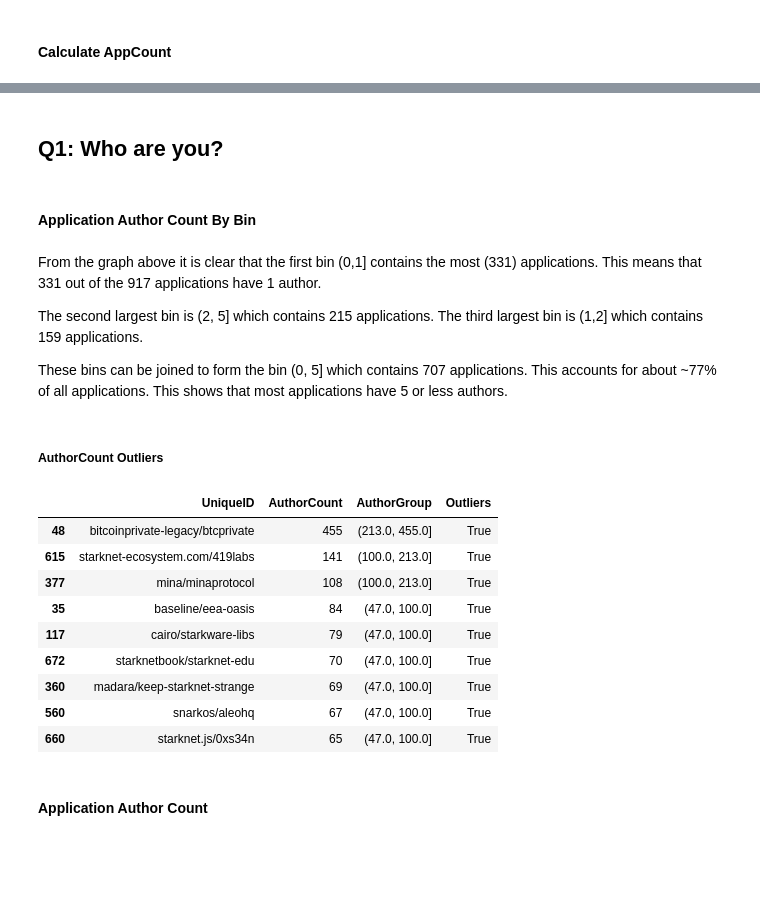
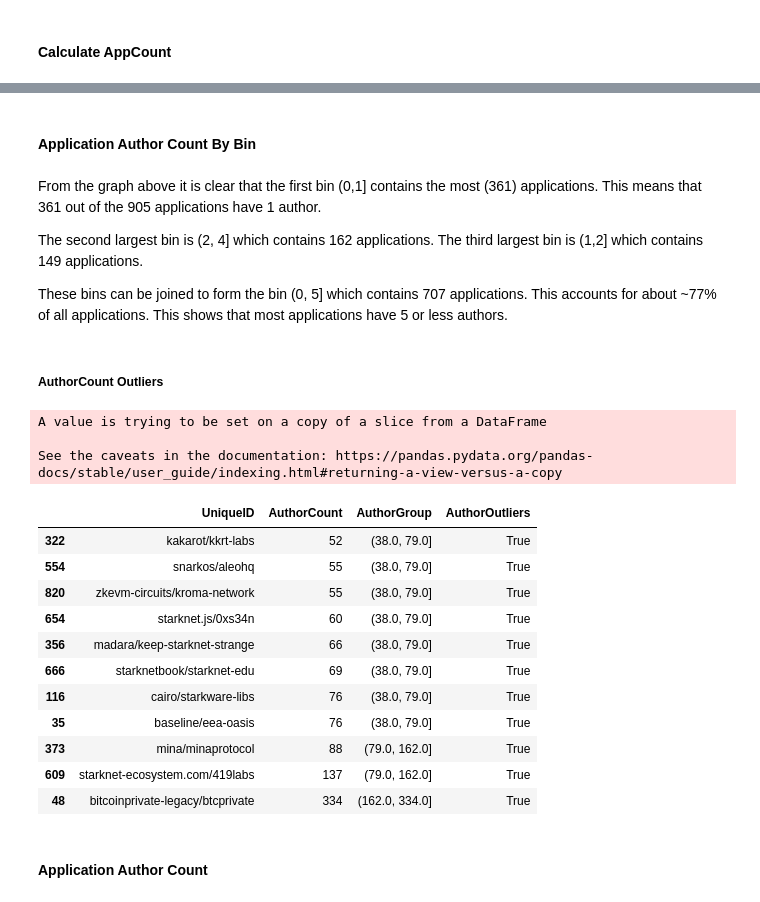
Before and after one commit to itsybitsycyber/zkp_repos, a Jupyter notebook: 4_app_eda.ipynb, the cells around one changed output, grey strips where cells are left out. Cells and saved outputs as stored; diff of their text form; code cells hidden in the pictures; blank space fills up the shorter version.

```diff
--- a/4_app_eda.ipynb
+++ b/4_app_eda.ipynb
@@ -49,9 +46,9 @@ tool_counts = tool_counts.merge(
-# %% [markdown]
-## Q1: **Who** are you?
 # %% [markdown]
 #### Application Author Count By Bin
 # %%
-application_committers = application_commits.groupby('UniqueID')['Author'].nunique().reset_index()
+application_committers = application_commits.merge(application_authors, left_on='Author', right_on='Login', how='left')
+application_committers.dropna(subset=['Login'], inplace=True)
+application_committers = application_committers.groupby('UniqueID')['Author'].nunique().reset_index()
 application_committers.rename(columns={'Author': 'AuthorCount'}, inplace=True)
 application_committers.sort_values(by=['AuthorCount'], ascending=False, inplace=True)
 bins = np.logspace(np.log10(0.5), np.log10(max(application_committers['AuthorCount'])), num=10)
@@ -70,9 +67,9 @@ fig = px.bar(bin_counts,
 
 fig.show()
 # %% [markdown]
-From the graph above it is clear that the first bin (0,1] contains the most (331) applications. This means that 331 out of the 917 applications have 1 author.
+From the graph above it is clear that the first bin (0,1] contains the most (361) applications. This means that 361 out of the 905 applications have 1 author.
 
-The second largest bin is (2, 5] which contains 215 applications. The third largest bin is (1,2] which contains 159 applications.
+The second largest bin is (2, 4] which contains 162 applications. The third largest bin is (1,2] which contains 149 applications.
 
 These bins can be joined to form the bin (0, 5] which contains 707 applications. This accounts for about ~77% of all applications. This shows that most applications have 5 or less authors.
 # %% [markdown]
@@ -80,21 +77,27 @@ These bins can be joined to form the bin (0, 5] which contains 707 applications.
 # %%
 author_outliers = application_committers
 z_scores = stats.zscore(application_committers['AuthorCount'])
 outliers = (np.abs(z_scores) > 3)
 author_outliers['Outliers'] = outliers
 author_outliers = author_outliers[author_outliers['Outliers'] == True]
-author_outliers
+author_outliers.rename(columns={'Outliers': 'AuthorOutliers'}, inplace=True)
+author_outliers.sort_values('AuthorCount')
 # %% [output]
+A value is trying to be set on a copy of a slice from a DataFrame
+
+See the caveats in the documentation: https://pandas.pydata.org/pandas-docs/stable/user_guide/indexing.html#returning-a-view-versus-a-copy
-|  | UniqueID | AuthorCount | AuthorGroup | Outliers |
-| 48 | bitcoinprivate-legacy/btcprivate | 455 | (213.0, 455.0] | True |
-| 615 | starknet-ecosystem.com/419labs | 141 | (100.0, 213.0] | True |
-| 377 | mina/minaprotocol | 108 | (100.0, 213.0] | True |
-| 35 | baseline/eea-oasis | 84 | (47.0, 100.0] | True |
-| 117 | cairo/starkware-libs | 79 | (47.0, 100.0] | True |
-| 672 | starknetbook/starknet-edu | 70 | (47.0, 100.0] | True |
-| 360 | madara/keep-starknet-strange | 69 | (47.0, 100.0] | True |
-| 560 | snarkos/aleohq | 67 | (47.0, 100.0] | True |
-| 660 | starknet.js/0xs34n | 65 | (47.0, 100.0] | True |
+|  | UniqueID | AuthorCount | AuthorGroup | AuthorOutliers |
+| 322 | kakarot/kkrt-labs | 52 | (38.0, 79.0] | True |
+| 554 | snarkos/aleohq | 55 | (38.0, 79.0] | True |
+| 820 | zkevm-circuits/kroma-network | 55 | (38.0, 79.0] | True |
+| 654 | starknet.js/0xs34n | 60 | (38.0, 79.0] | True |
+| 356 | madara/keep-starknet-strange | 66 | (38.0, 79.0] | True |
+| 666 | starknetbook/starknet-edu | 69 | (38.0, 79.0] | True |
+| 116 | cairo/starkware-libs | 76 | (38.0, 79.0] | True |
+| 35 | baseline/eea-oasis | 76 | (38.0, 79.0] | True |
+| 373 | mina/minaprotocol | 88 | (79.0, 162.0] | True |
+| 609 | starknet-ecosystem.com/419labs | 137 | (79.0, 162.0] | True |
+| 48 | bitcoinprivate-legacy/btcprivate | 334 | (162.0, 334.0] | True |
 # %% [markdown]
 #### Application Author Count
 # %%
```
Also changed, not shown: parts of 31 cells of this notebook, 6 other files.
